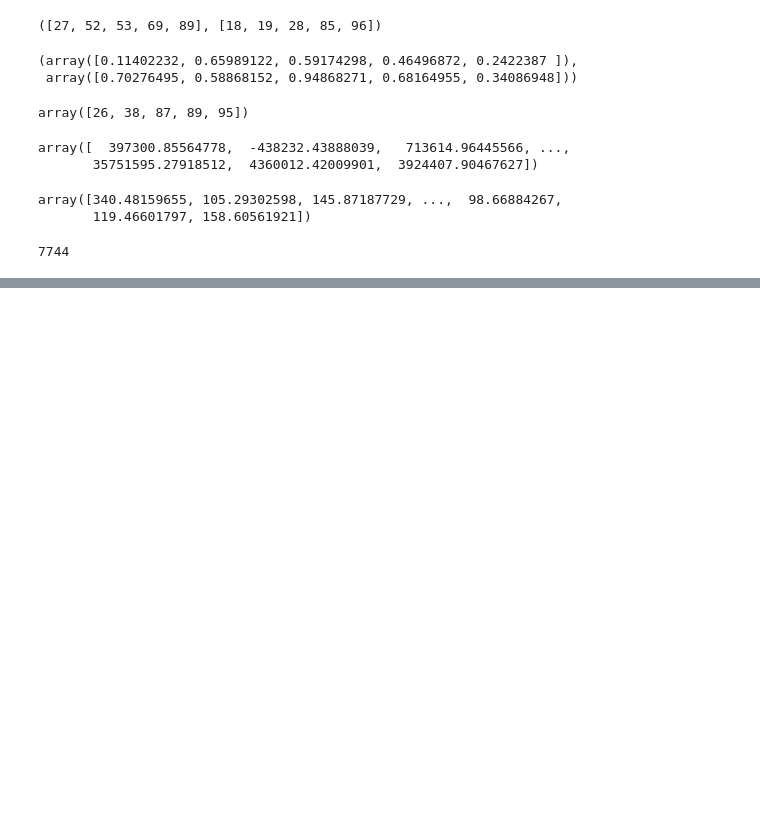
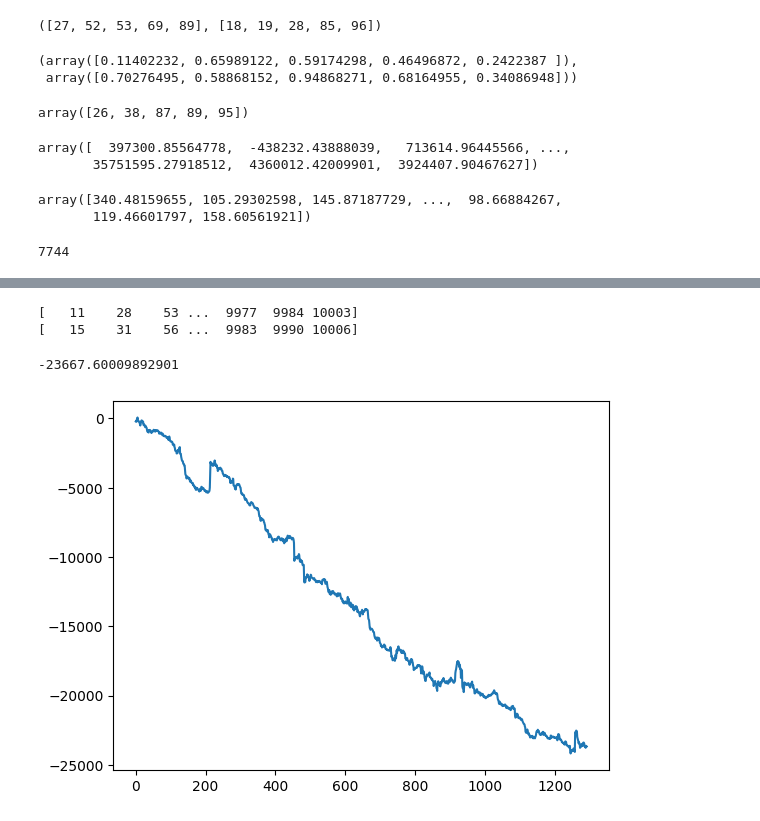
Before and after one commit to VaheC/PonyGE2, a Jupyter notebook: test.ipynb, the cells around one changed output, grey strips where cells are left out. Cells and saved outputs as stored; diff of their text form; code cells hidden in the pictures; blank space fills up the shorter version.

```diff
--- a/test.ipynb
+++ b/test.ipynb
@@ -4476,0 +4712,26 @@ gc.collect()'''
+# %%
+print(sell_idxs)
+print(sell_exit_idxs)
+# %% [output]
+[   11    28    53 ...  9977  9984 10003]
+[   15    31    56 ...  9983  9990 10006]
+# %%
+@njit(cache=True)
+def get_pnl(trade_close_prices, trade_open_prices, commission, slippage, init_inv, trade_size, is_buy):
+
+    pnl_list = np.zeros(len(trade_close_prices))
+
+    for i in range(len(trade_close_prices)):
+
+        temp_n_assets = int(init_inv * trade_size / trade_open_prices[i])
+
+        if is_buy == 1:
+            temp_pnl = temp_n_assets * (trade_close_prices[i] - trade_open_prices[i] * (1 + slippage))
+        else:
+            temp_pnl = -temp_n_assets * (trade_close_prices[i] - trade_open_prices[i] * (1 - slippage))
+
+        temp_pnl = temp_pnl * (1 - commission)
+        init_inv += temp_pnl
+        pnl_list[i] = temp_pnl
+
+    return pnl_list
@@ -4476,0 +4771,31 @@ gc.collect()'''
+# %%
+COMMISSION = 0.015
+SLIPPAGE = 0.00005
+AVAILABLE_CAPITAL = 700000
+TRADE_SIZE = 0.5
+
+open_prices = df["open"].values
+
+buy_prices = open_prices[np.isin(np.arange(len(open_prices)), buy_idxs)]
+buy_exit_prices = open_prices[np.isin(np.arange(len(open_prices)), buy_exit_idxs)]
+
+sell_prices = open_prices[np.isin(np.arange(len(open_prices)), sell_idxs)]
+sell_exit_prices = open_prices[np.isin(np.arange(len(open_prices)), sell_exit_idxs)]
+
+
+buy_arr = get_pnl(buy_exit_prices, buy_prices, COMMISSION, SLIPPAGE, AVAILABLE_CAPITAL, TRADE_SIZE, 1)
+buy_pnl = np.sum(buy_arr)
+sell_arr = get_pnl(sell_exit_prices, sell_prices, COMMISSION, SLIPPAGE, AVAILABLE_CAPITAL, TRADE_SIZE, 0)
+sell_pnl = np.sum(sell_arr)
+all_arr = merge_buy_sell_pnl(buy_idxs, sell_idxs, buy_arr, sell_arr)
+# %%
+total_pnl = buy_pnl + sell_pnl
+total_pnl
+# %% [output]
+-23667.60009892901
+# %%
+import matplotlib.pyplot as plt
+equity_curve_arr = np.cumsum(all_arr)
+plt.plot(equity_curve_arr);
+# %% [output]
+[figure, added]
```
Also changed, not shown: parts of 35 cells of this notebook.
